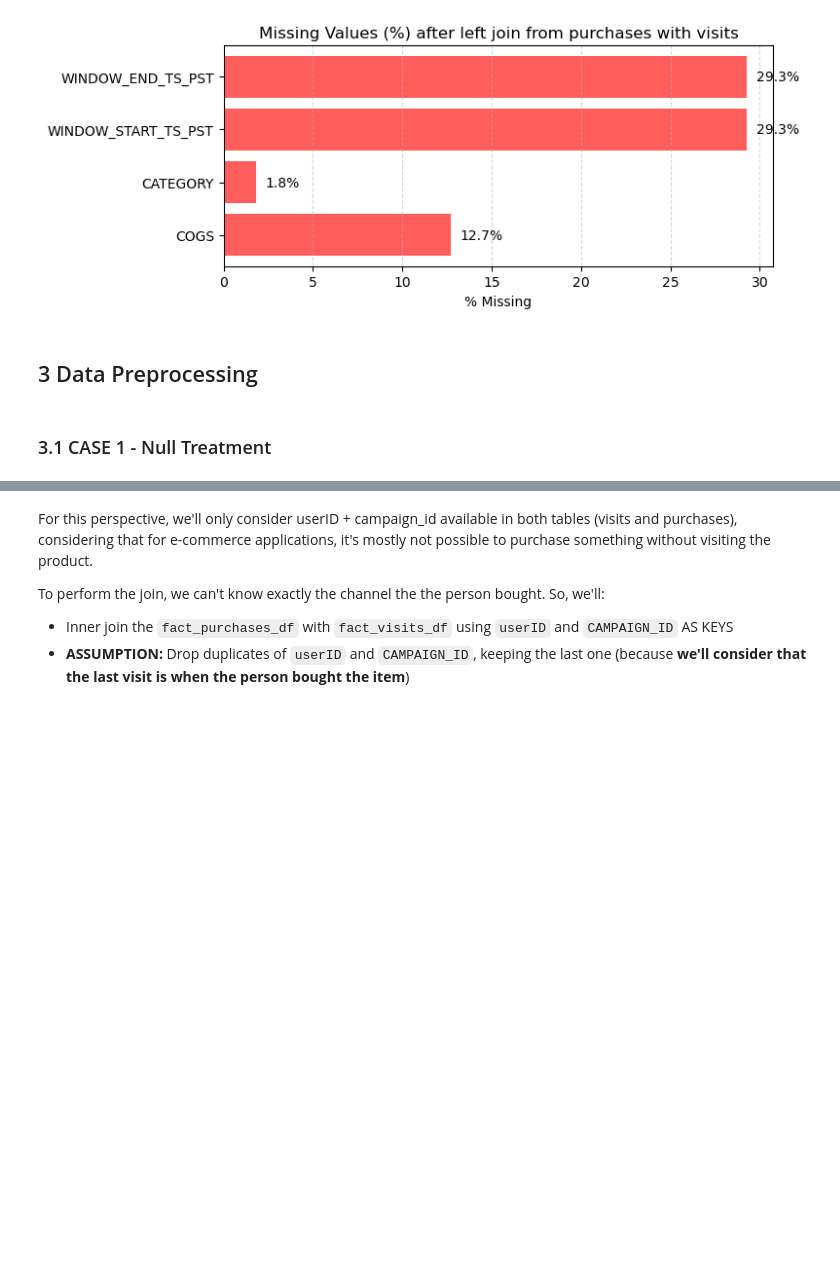
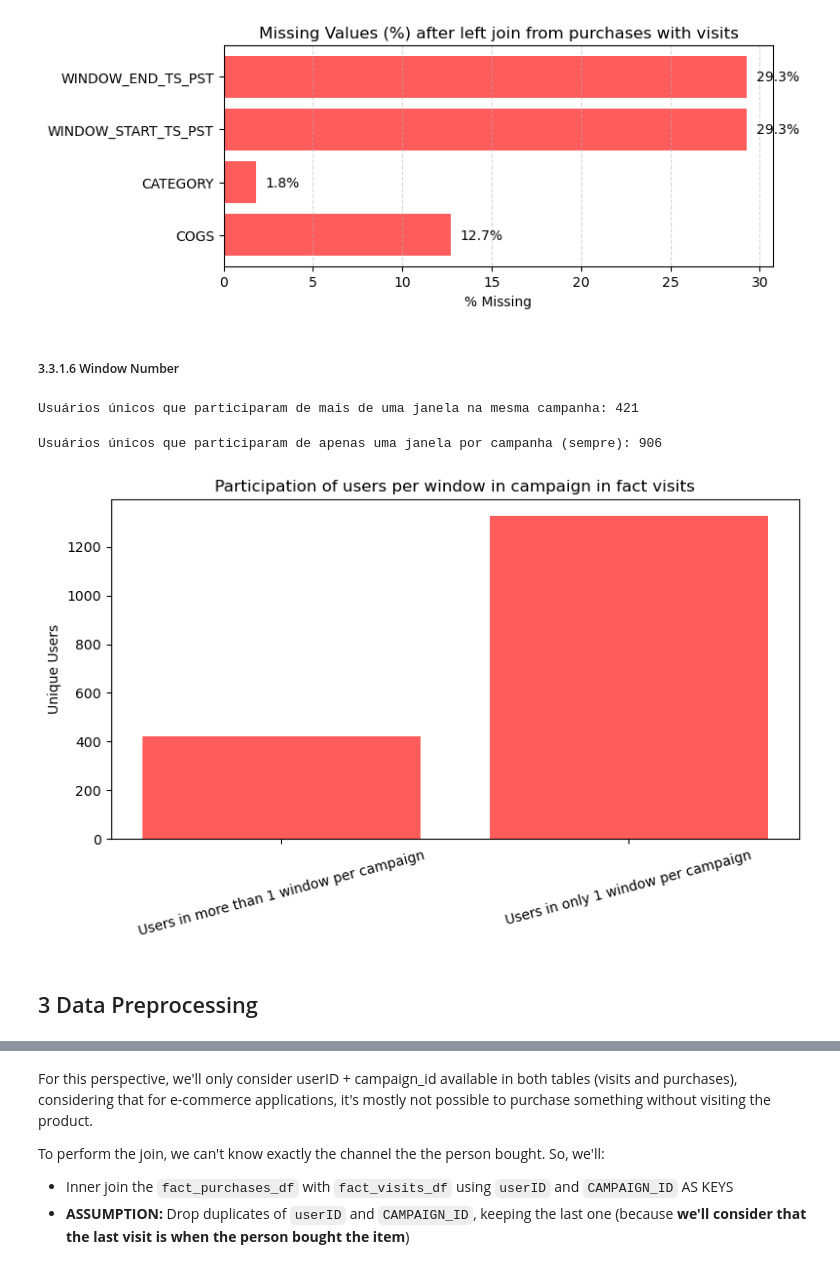
Before and after one commit to bbucalonserra/sales-membership-analysis, a Jupyter notebook: sales-membership-analysis.ipynb, the cells around one changed output, grey strips where cells are left out. Cells and saved outputs as stored; diff of their text form; code cells hidden in the pictures; blank space fills up the shorter version.

Commit message:
Finalizing analysis and presentation

```diff
--- a/sales-membership-analysis.ipynb
+++ b/sales-membership-analysis.ipynb
@@ -735,7 +730,78 @@ else:
     print("No missing values in result_df.")
 # %% [output]
 [figure]
+# %% [markdown]
+##### 3.3.1.6 Window Number
+# %%
+# Passo 1: Conta WINDOW_NUMBERs únicos por user + campaign
+user_campaign_window_counts = (
+    fact_visits_df[['userID', 'CAMPAIGN_ID', 'WINDOW_NUMBER']]
+    .drop_duplicates()
+    .groupby(['userID', 'CAMPAIGN_ID'])['WINDOW_NUMBER']
+    .nunique()
+    .reset_index(name='num_window_numbers')
+)
+
+# Passo 2: Filtra quem tem mais de 1 window number na mesma campanha
+users_with_multiple_windows_same_campaign = user_campaign_window_counts[
+    user_campaign_window_counts['num_window_numbers'] > 1
+]
+
+# Passo 3: Conta os usuários únicos que têm isso
+num_users_multiple_windows_same_campaign = users_with_multiple_windows_same_campaign['userID'].nunique()
+
+print(f"Usuários únicos que participaram de mais de uma janela na mesma campanha: {num_users_multiple_windows_same_campaign}")
+# %% [output]
+Usuários únicos que participaram de mais de uma janela na mesma campanha: 421
+# %%
+# Passo 1: Conta quantos WINDOW_NUMBERs únicos o usuário teve por campanha
+user_campaign_window_counts = (
+    fact_visits_df[['userID', 'CAMPAIGN_ID', 'WINDOW_NUMBER']]
+    .drop_duplicates()
+    .groupby(['userID', 'CAMPAIGN_ID'])['WINDOW_NUMBER']
+    .nunique()
+    .reset_index(name='num_window_numbers')
+)
+
+# Passo 2: Agrupa por userID para verificar se ele teve sempre só 1 janela por campanha
+users_summary = (
+    user_campaign_window_counts
+    .groupby('userID')['num_window_numbers']
+    .max()
+    .reset_index(name='max_window_count')
+)
+
+# Passo 3: Filtra os que **nunca** tiveram mais de uma janela por campanha
+users_with_only_one_window_per_campaign = users_summary[users_summary['max_window_count'] == 1]
+
+# Resultado final
+print(f"Usuários únicos que participaram de apenas uma janela por campanha (sempre): {users_with_only_one_window_per_campaign.shape[0]}")
+# %% [output]
+Usuários únicos que participaram de apenas uma janela por campanha (sempre): 906
+# %%
+# Valores que você já calculou
+num_users_multiple_windows_same_campaign = 421
+num_users_only_one_window_per_campaign = 1327
+
+# Rótulos e valores
+labels = [
+    'Users in more than 1 window per campaign',
+    'Users in only 1 window per campaign'
+]
+values = [
+    num_users_multiple_windows_same_campaign,
+    num_users_only_one_window_per_campaign
+]
+
+# Criar o gráfico
+plt.figure(figsize=(8, 5))
+plt.bar(labels, values, color='#FF5C5C')
+plt.ylabel('Unique Users')
+plt.title('Participation of users per window in campaign in fact visits')
+plt.xticks(rotation=15)
+plt.tight_layout()
+plt.show()
+# %% [output]
+[figure, added]
 # %% [markdown]
 ## 3 Data Preprocessing
-# %% [markdown]
-### 3.1 CASE 1 - Null Treatment
```
Also changed, not shown: parts of 30 cells of this notebook, 2 other files.
